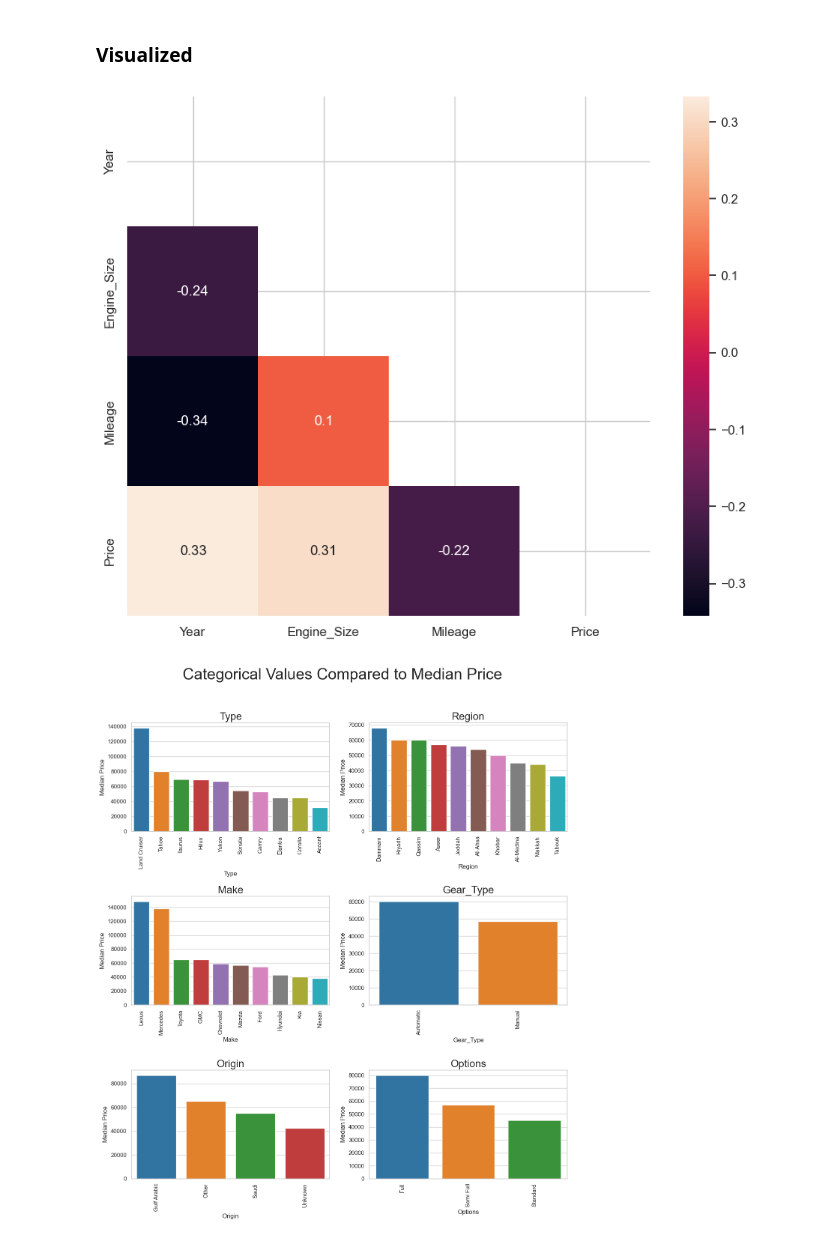
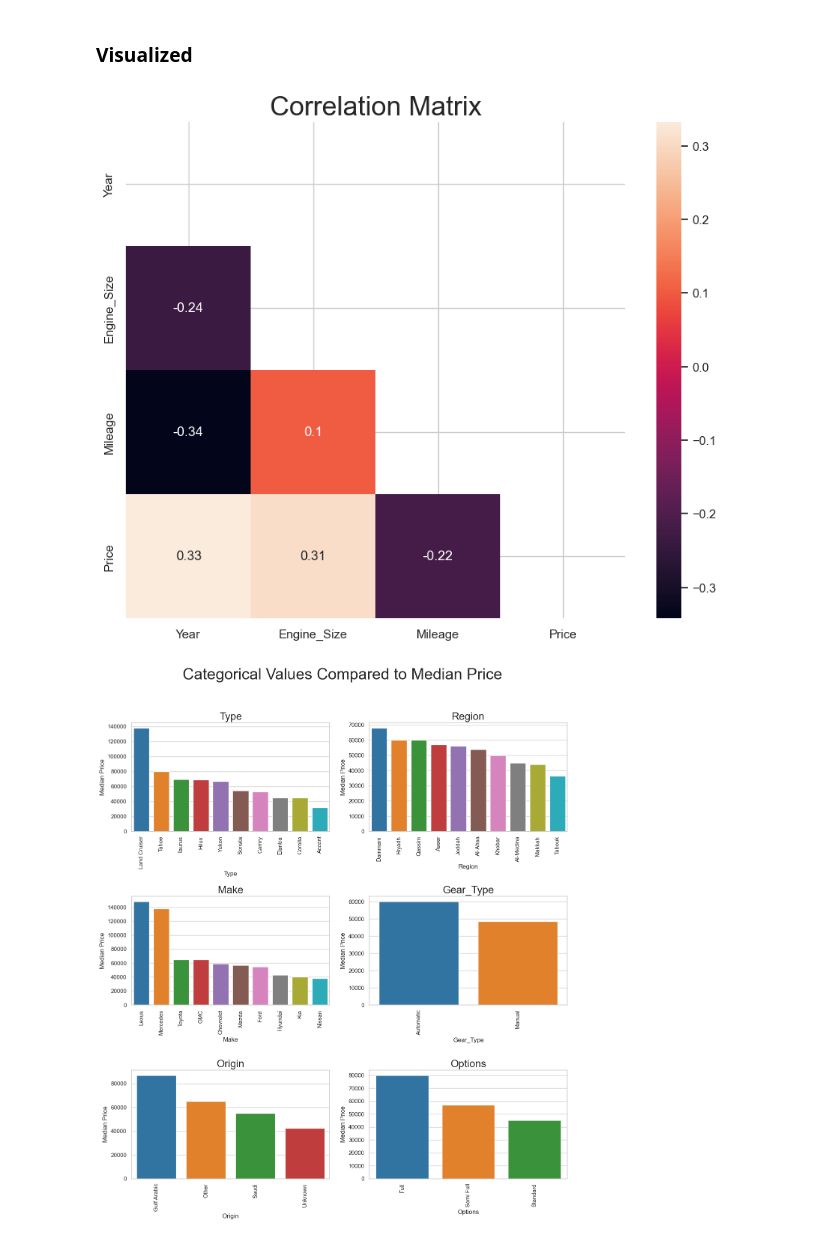
Before and after one commit to Kresna-DK/Used-Car-Prediction-Saudi-Arabia, a Jupyter notebook: Used_cars_price_prediction_saudi_arabia.ipynb, the cells around one changed output. Cells and saved outputs as stored; diff of their text form; code cells hidden in the pictures.

```diff
--- a/Used_cars_price_prediction_saudi_arabia.ipynb
+++ b/Used_cars_price_prediction_saudi_arabia.ipynb
@@ -705,9 +705,11 @@ plt.show()
 # %%
 plt.figure(figsize= (10,8))
 sns.heatmap(df_model.drop(columns= ['Negotiable']).corr(numeric_only= True), mask = np.triu(np.ones_like(df_model.drop(columns= ['Negotiable']).corr(numeric_only= True))), annot= True)
+plt.title('Correlation Matrix',
+          fontsize= 24)
 plt.show()
 # %% [output]
-[figure, old version]
+[figure, new version]
 # %%
 # Defining the categorical columns
 columns = ['Type', 'Region', 'Make', 'Gear_Type', 'Origin', 'Options']
```
Also changed, not shown: parts of 1 cell of this notebook.
